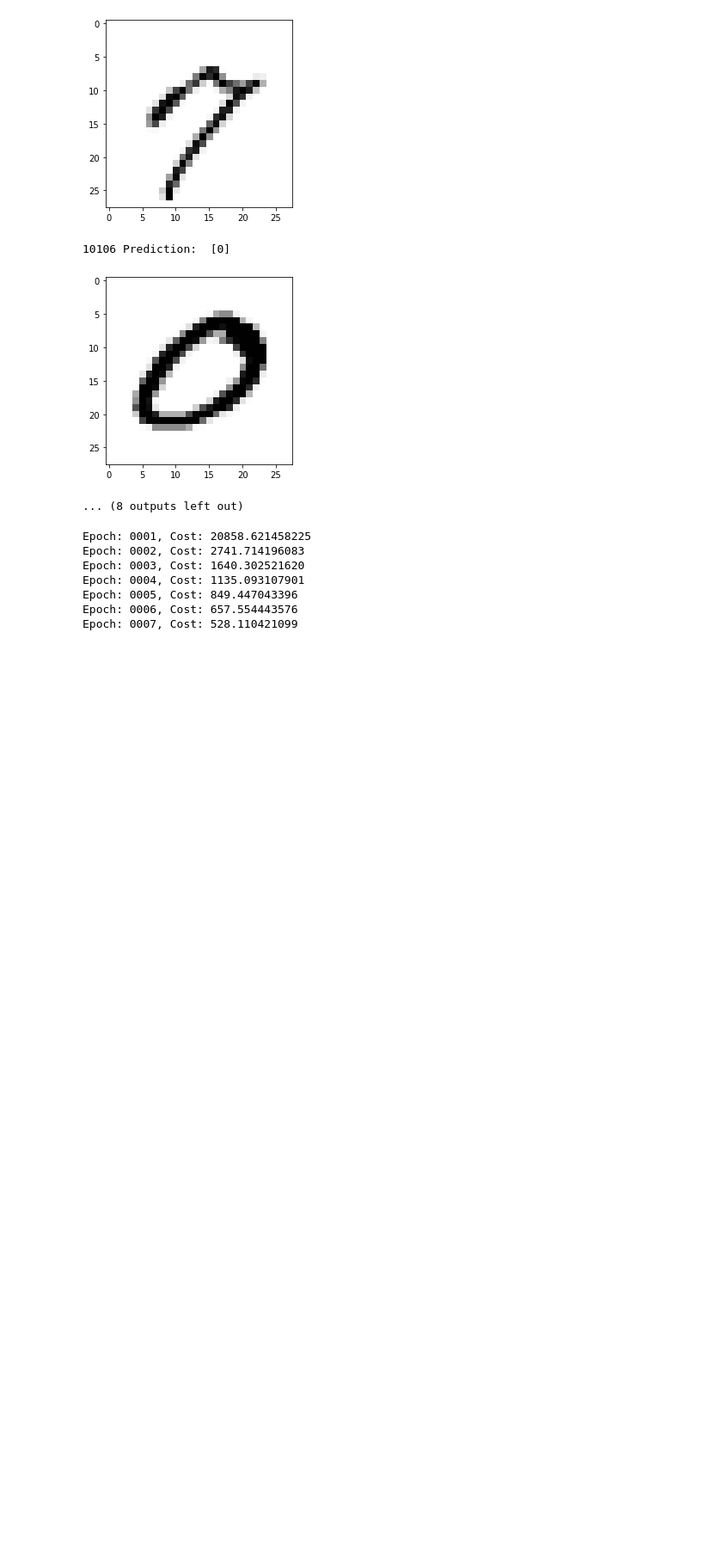
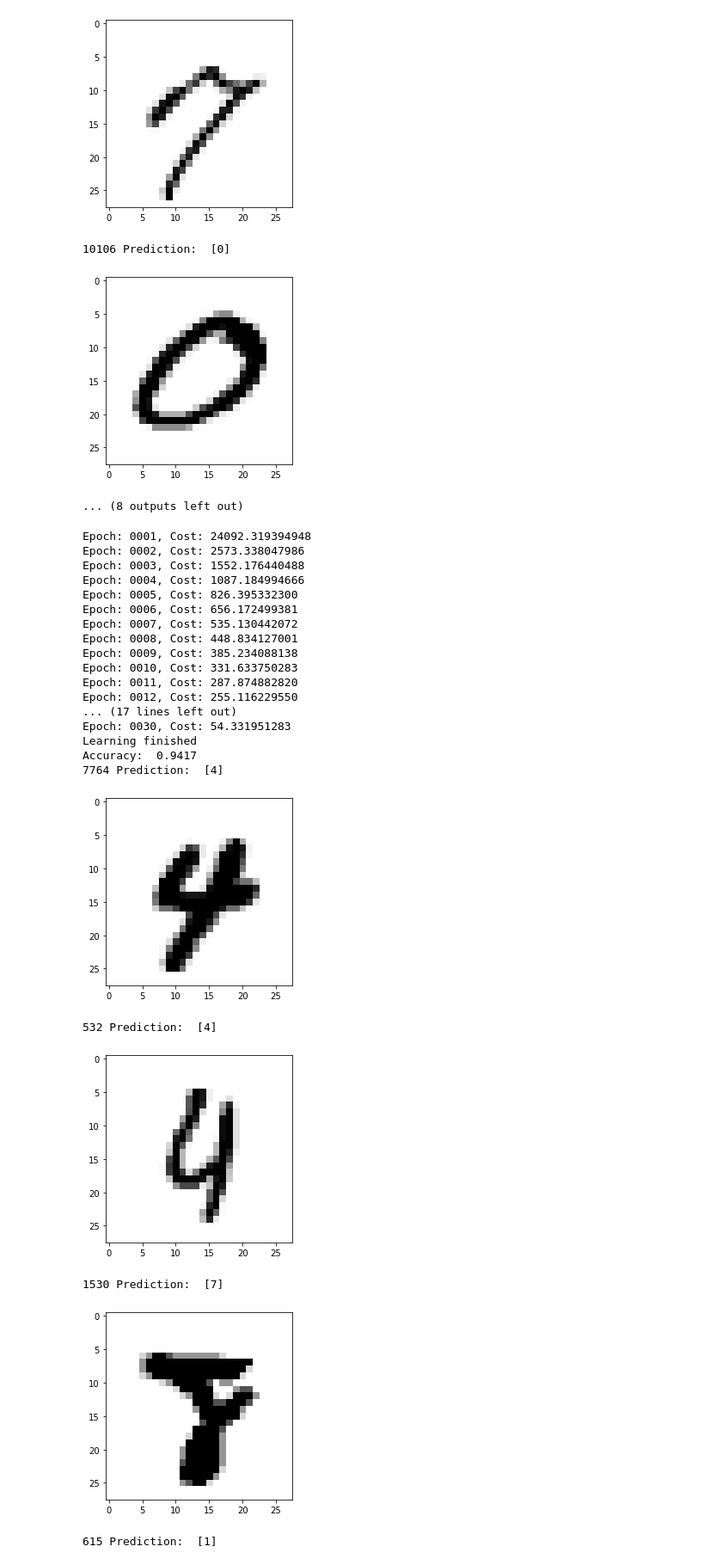
Before and after one commit to dudududukim/Deeplearning_learning, a Jupyter notebook: MNIST_dataset(with_NN).ipynb, the cells around one changed output. Shown: that part at 86% size. Saved outputs shown, nothing was run; the diff lists cells and outputs as text; code cells hidden in the pictures; blank space fills up the shorter version.

```diff
--- a/MNIST_dataset(with_NN).ipynb
+++ b/MNIST_dataset(with_NN).ipynb
@@ -43,8 +43,9 @@ xy=np.loadtxt('/content/drive/MyDrive/tensorflow/mnist/train.csv',delimiter=',',
 x_data = xy[:,1:]
 y_data = xy[:,0]
 
-test_x=np.loadtxt('/content/drive/MyDrive/tensorflow/mnist/test.csv',delimiter=',',dtype=np.float32)
-
+xy_test=np.loadtxt('/content/drive/MyDrive/tensorflow/mnist/mnist_test.csv',delimiter=',',dtype=np.float32)
+test_x = xy_test[:,1:]
+test_y = xy_test[:,0]
 
 print(y_data)
 print(len(y_data))
@@ -458,38 +459,54 @@ with tf.Session() as sess:
       y_batch = y_data[srt:srt+batch_size]
       _, cost_val = sess.run([train, cost], feed_dict={x: x_batch, y:y_batch.reshape(len(y_batch),1)})
       avg_cost += cost_val / (num_iterations+1)
 
     print("Epoch: {:04d}, Cost: {:.9f}".format(epoch + 1, avg_cost))
 
   print("Learning finished")
 
   # Test the model using test sets
   print(
       "Accuracy: ",
       accuracy.eval(
-          session=sess, feed_dict={x: x_data, y: y_data.reshape(len(y_data),1)}
+          session=sess, feed_dict={x: test_x, y: test_y.reshape(len(test_y),1)}
       ),
   )
 
   # Get one and predict
   for step in range(10):
     r = random.randint(0, len(test_x) - 1)
     print(
       r, "Prediction: ",
       sess.run(tf.argmax(hypothesis, 1), feed_dict={x: test_x[r : r + 1]}),
     )
 
     plt.imshow(
       test_x[r : r + 1].reshape(28, 28),
       cmap="Greys",
       interpolation="nearest",
     )
     plt.show()
 # %% [output]
-Epoch: 0001, Cost: 20858.621458225
-Epoch: 0002, Cost: 2741.714196083
-Epoch: 0003, Cost: 1640.302521620
-Epoch: 0004, Cost: 1135.093107901
-Epoch: 0005, Cost: 849.447043396
-Epoch: 0006, Cost: 657.554443576
-Epoch: 0007, Cost: 528.110421099
+Epoch: 0001, Cost: 24092.319394948
+Epoch: 0002, Cost: 2573.338047986
+Epoch: 0003, Cost: 1552.176440488
+Epoch: 0004, Cost: 1087.184994666
+Epoch: 0005, Cost: 826.395332300
+Epoch: 0006, Cost: 656.172499381
+Epoch: 0007, Cost: 535.130442072
+Epoch: 0008, Cost: 448.834127001
+Epoch: 0009, Cost: 385.234088138
+Epoch: 0010, Cost: 331.633750283
+Epoch: 0011, Cost: 287.874882820
+Epoch: 0012, Cost: 255.116229550
+... (17 lines left out)
+Epoch: 0030, Cost: 54.331951283
+Learning finished
+Accuracy:  0.9417
+7764 Prediction:  [4]
+[figure, added]
+532 Prediction:  [4]
+[figure, added]
+1530 Prediction:  [7]
+[figure, added]
+615 Prediction:  [1]
```
Also changed, not shown: parts of 2 cells of this notebook.
